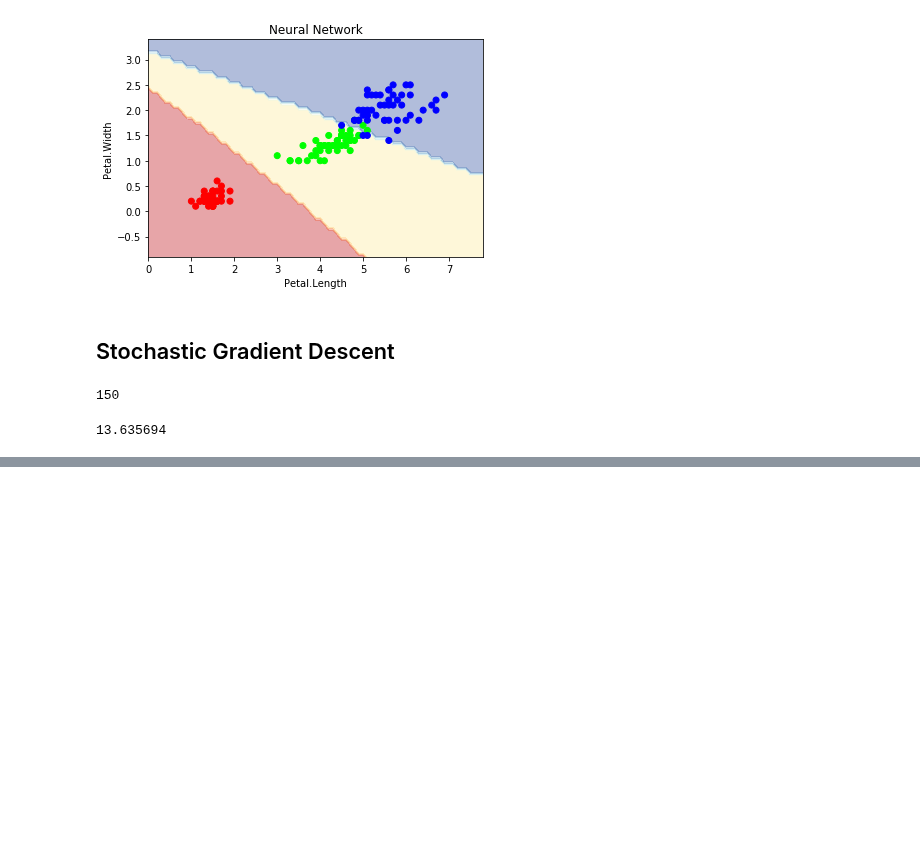
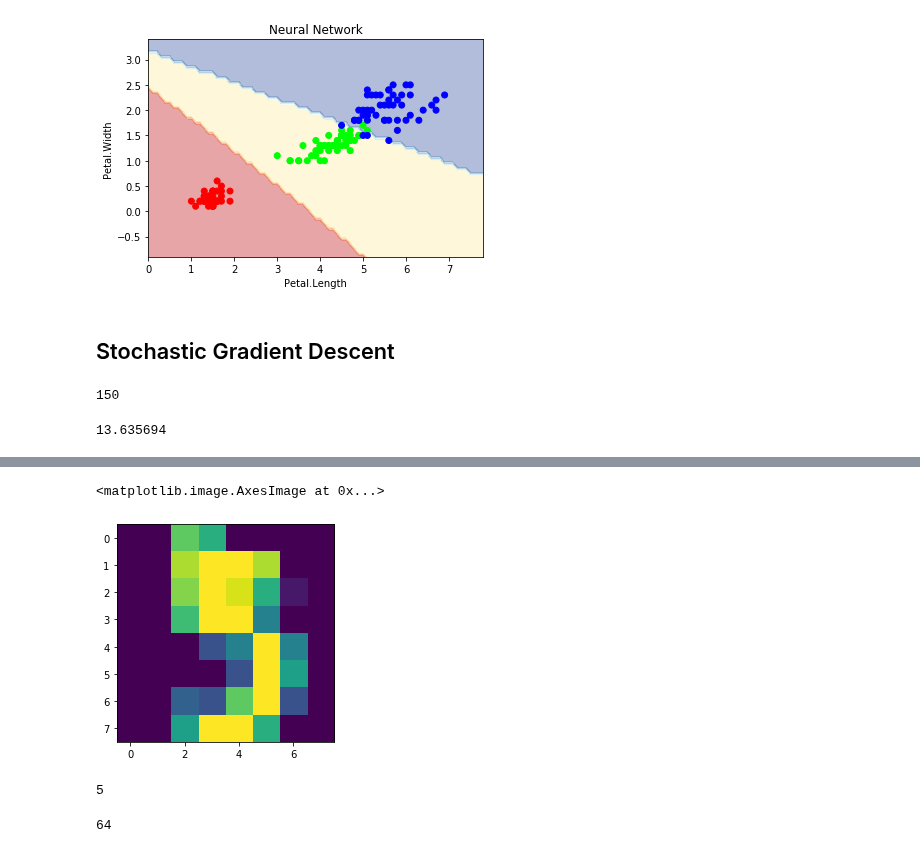
Before and after one commit to ywchiu/taipeifubon, a Jupyter notebook: Demo20200504.ipynb, the cells around one changed output, grey strips where cells are left out. Drawn from its saved outputs; the diff is of its cells as text; code cells hidden in the pictures; blank space fills up the shorter version.

```diff
--- a/Demo20200504.ipynb
+++ b/Demo20200504.ipynb
@@ -539,0 +807,13 @@ time.clock() - a
+# %%
+plt.imshow(img)
+# %% [output]
+<matplotlib.image.AxesImage at 0x...>
+[figure, added]
+# %%
+digits.target[5]
+# %% [output]
+5
+# %%
+len(digits.data[0])
+# %% [output]
+64
```
Also changed, not shown: parts of 47 cells of this notebook.
